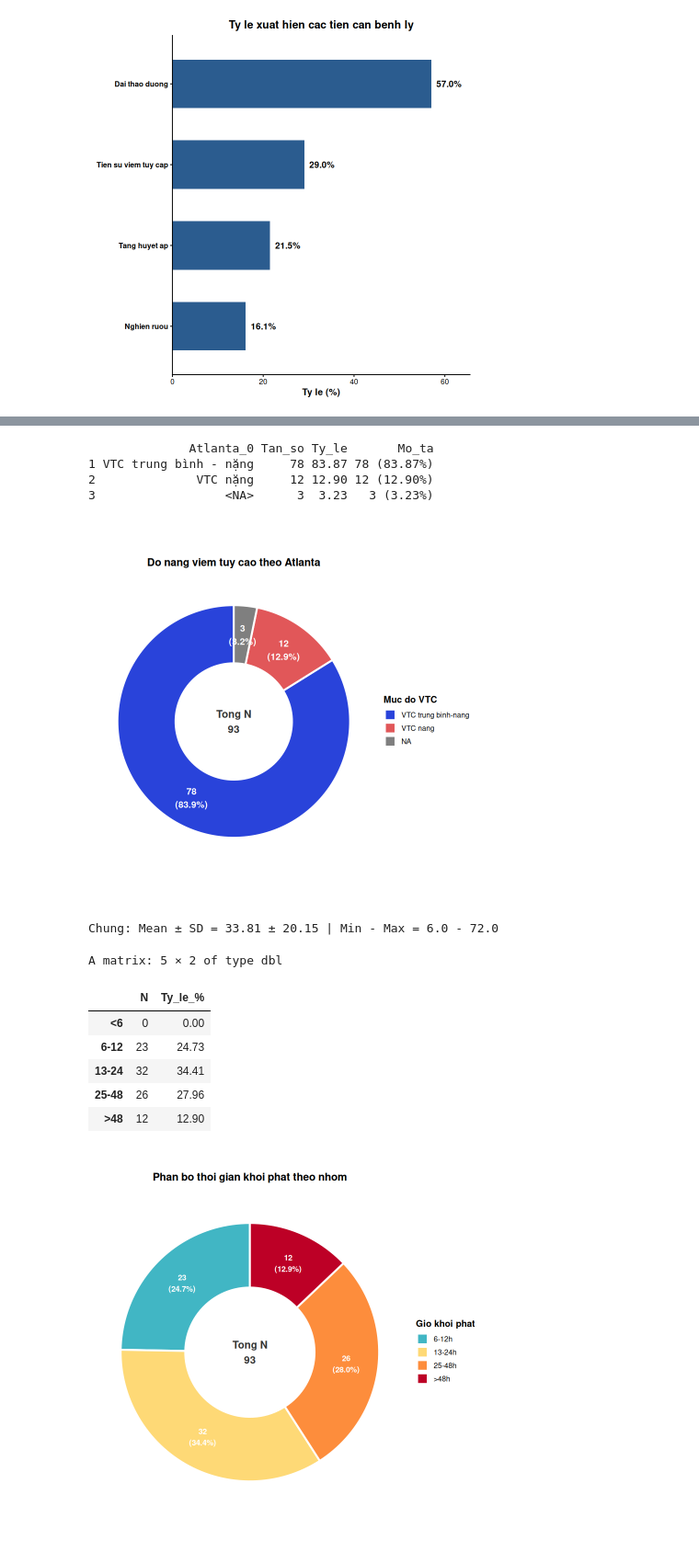
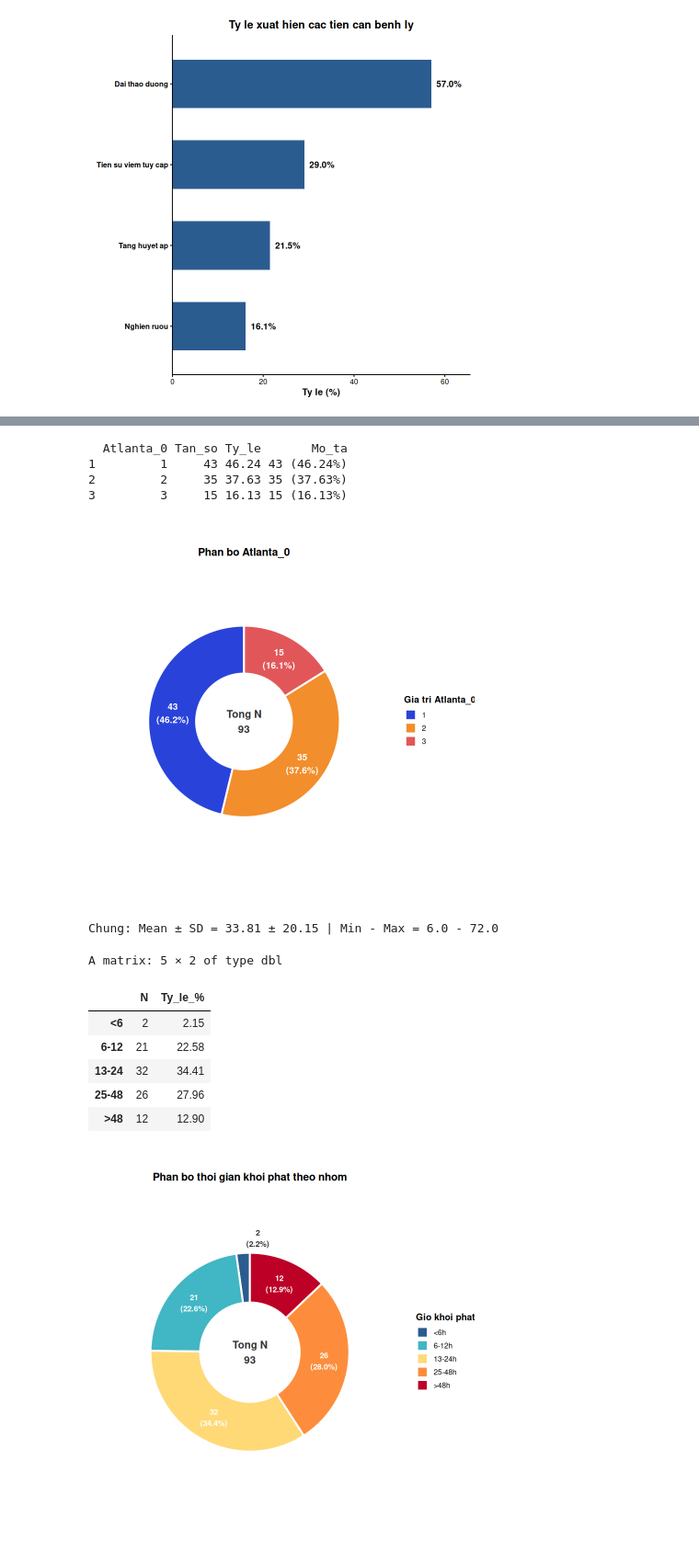
Before and after one commit to AslanPhamm/HTG-Hypertriglyceridemia-induced-acute-pancreatitis, a Jupyter notebook: Data_analyzed.ipynb, the cells around one changed output, grey strips where cells are left out. Shown at 92% size. Drawn from its saved outputs; the diff is of its cells as text; code cells hidden in the pictures.

```diff
--- a/Data_analyzed.ipynb
+++ b/Data_analyzed.ipynb
@@ -412,18 +413,14 @@ p3
 library(dplyr)
 
 # 1. Đọc dữ liệu
-df <- read.csv("Data_viem_tuy_cap.csv")
+df <- read.csv("Data_tong_hop.csv")
 
-# 2. Xử lý và tính tần số, tỷ lệ %
+# 2. Atlanta_0 = mof_tim_0 + mof_phoi_0 + mof_than_0, không phải độ nặng Atlanta 2012
+# 3 ca có tổng bằng 0 (STT 11, 55, 73) đã được gán lại thành mức 3 trong Data_tong_hop.csv
+tong_mof <- df$mof_tim_0 + df$mof_phoi_0 + df$mof_than_0
+stopifnot(identical(df$STT[df$Atlanta_0 != tong_mof], c(11L, 55L, 73L)))
+
 thong_ke_atlanta <- df %>%
-  mutate(
-    Atlanta_0 = case_when(
-      Atlanta_0 %in% c(1, 2) ~ "VTC trung bình - nặng",
-      Atlanta_0 == 3 | is.na(Atlanta_0) ~ "VTC nặng",
-      TRUE ~ as.character(Atlanta_0)
-    ),
-    Atlanta_0 = factor(Atlanta_0, levels = c("VTC trung bình - nặng", "VTC nặng"))
-  ) %>%
   count(Atlanta_0, name = "Tan_so") %>%
   mutate(
     Ty_le = round(Tan_so / sum(Tan_so) * 100, 2),
@@ -433,33 +430,25 @@ thong_ke_atlanta <- df %>%
 # In kết quả
 print(thong_ke_atlanta)
 # %% [output]
-              Atlanta_0 Tan_so Ty_le       Mo_ta
-1 VTC trung bình - nặng     78 83.87 78 (83.87%)
-2              VTC nặng     12 12.90 12 (12.90%)
-3                  <NA>      3  3.23   3 (3.23%)
+  Atlanta_0 Tan_so Ty_le       Mo_ta
+1         1     43 46.24 43 (46.24%)
+2         2     35 37.63 35 (37.63%)
+3         3     15 16.13 15 (16.13%)
 # %%
 library(dplyr)
 library(ggplot2)
 
 # 1. Đọc dữ liệu
-df <- read.csv("Data_viem_tuy_cap.csv")
+df <- read.csv("Data_tong_hop.csv")
 
 # 2. Xử lý và tính tần số, tỷ lệ %
 df_pie <- df %>%
-  mutate(
-    Atlanta_0 = case_when(
-      Atlanta_0 %in% c(1, 2) ~ "VTC trung binh-nang",
-      Atlanta_0 == 3 | is.na(Atlanta_0) ~ "VTC nang",
-      TRUE ~ as.character(Atlanta_0)
-    ),
-    Atlanta_0 = factor(Atlanta_0, levels = c("VTC trung binh-nang", "VTC nang"))
-  ) %>%
+  mutate(Atlanta_0 = factor(Atlanta_0, levels = 1:3)) %>%
   count(Atlanta_0, name = "n") %>%
   mutate(
     pct = n / sum(n) * 100,
     # Tạo nhãn gồm số ca và tỷ lệ %
     label = sprintf("%d\n(%.1f%%)", n, pct)
-    # Nếu bạn chỉ muốn hiển thị riêng tỷ lệ phần trăm: label = sprintf("%.1f%%", pct)
   )
 # %%
 # 3. Vẽ biểu đồ Donut
@@ -469,15 +458,16 @@ p_donut_atlanta <- ggplot(df_pie, aes(x = 2, y = pct, fill = Atlanta_0)) +
   # Biến đổi sang hệ tọa độ cực (hình tròn)
   coord_polar(theta = "y", start = 0) +
   # Giới hạn trục x để tạo khoảng trống (lỗ rỗng) ở tâm hình tròn
-  xlim(0.5, 2.5) +
+  xlim(0.5, 3.1) +
   # Hiển thị số liệu n (%) trực tiếp lên từng dải
   geom_text(
-    aes(label = label),
+    aes(label = label, x = ifelse(pct < 5, 2.8, 2), color = pct < 5),
     position = position_stack(vjust = 0.5),
     size = 4.2,
     fontface = "bold",
-    color = "white"
+    show.legend = FALSE
   ) +
+  scale_color_manual(values = c("FALSE" = "white", "TRUE" = "gray20")) +
   # Hiển thị tổng số ca (Tổng N) tại tâm biểu đồ
   annotate(
     "text", x = 0.5, y = 0,
@@ -486,14 +476,11 @@ p_donut_atlanta <- ggplot(df_pie, aes(x = 2, y = pct, fill = Atlanta_0)) +
   ) +
   # Bảng màu tương phản y học (Cam / Đỏ)
   scale_fill_manual(
-    values = c(
-      "VTC trung binh-nang" = "#2943da",
-      "VTC nang"              = "#e15759"
-    ),
-    name = "Muc do VTC"
+    values = c("1" = "#2943da", "2" = "#f28e2b", "3" = "#e15759"),
+    name = "Gia tri Atlanta_0"
   ) +
   labs(
-    title = "Do nang viem tuy cao theo Atlanta",
+    title = "Phan bo Atlanta_0",
     x = NULL,
     y = NULL
   ) +
@@ -504,10 +491,12 @@ p_donut_atlanta <- ggplot(df_pie, aes(x = 2, y = pct, fill = Atlanta_0)) +
     legend.title = element_text(face = "bold")
   )
 
+ggsave("image/atlanta.png", p_donut_atlanta, width = 8, height = 6, dpi = 120, bg = "white")
+
 # Hiển thị biểu đồ
 p_donut_atlanta
 # %% [output]
-[figure, old version]
+[figure, new version]
 # %%
 # 1. Chuyển sang vector số
 gio <- as.numeric(df$gio_khoi_phat[!is.na(df$gio_khoi_phat)])
@@ -517,7 +506,7 @@ cat(sprintf("Chung: Mean ± SD = %.2f ± %.2f | Min - Max = %.1f - %.1f\n\n",
             mean(gio), sd(gio), min(gio), max(gio)))
 
 # 3. Phân nhóm và đếm tần số, %
-nhom <- cut(gio, breaks = c(-Inf, 5.99, 12, 24, 48, Inf),
+nhom <- cut(gio, breaks = c(-Inf, 6, 12, 24, 48, Inf),
             labels = c("<6", "6-12", "13-24", "25-48", ">48"))
 tab <- table(nhom)
 pct <- round(prop.table(tab) * 100, 2)
@@ -527,8 +516,8 @@ cbind(N = tab, "Ty_le_%" = pct)
 Chung: Mean ± SD = 33.81 ± 20.15 | Min - Max = 6.0 - 72.0
 A matrix: 5 × 2 of type dbl
 |  | N | Ty_le_% |
-| <6 | 0 | 0.00 |
-| 6-12 | 23 | 24.73 |
+| <6 | 2 | 2.15 |
+| 6-12 | 21 | 22.58 |
 | 13-24 | 32 | 34.41 |
 | 25-48 | 26 | 27.96 |
 | >48 | 12 | 12.90 |
@@ -538,7 +527,7 @@ library(dplyr)
 library(ggplot2)
 
 # 2. Đọc dữ liệu
-df <- read.csv("Data_viem_tuy_cap.csv")
+df <- read.csv("Data_tong_hop.csv")
 
 # 3. Làm sạch dữ liệu và phân nhóm thời gian khởi phát
 df_donut <- df %>%
@@ -547,7 +536,7 @@ df_donut <- df %>%
   mutate(
     nhom_gio = cut(
       gio_khoi_phat,
-      breaks = c(-Inf, 5.99, 12, 24, 48, Inf),
+      breaks = c(-Inf, 6, 12, 24, 48, Inf),
       labels = c("<6h", "6-12h", "13-24h", "25-48h", ">48h"),
       right = TRUE
     )
@@ -563,43 +552,46 @@ df_donut <- df %>%
 p_donut <- ggplot(df_donut, aes(x = 2, y = pct, fill = nhom_gio)) +
   geom_col(color = "white", linewidth = 1.2, width = 1) +
   coord_polar(theta = "y", start = 0) +
-  xlim(0.5, 2.5) +  # Tạo khoảng trống ở giữa để thành hình Donut
+  xlim(0.5, 3.1) +  # Tạo khoảng trống ở giữa để thành hình Donut
   geom_text(
-    aes(label = label_text),
+    aes(label = label_text, x = ifelse(pct < 5, 2.8, 2), color = pct < 5),
     position = position_stack(vjust = 0.5),
     size = 3.6,
     fontface = "bold",
-    color = "white"
+    show.legend = FALSE
   ) +
+  scale_color_manual(values = c("FALSE" = "white", "TRUE" = "gray20")) +
   # Hiển thị tổng số ca ở trung tâm
   annotate(
     "text", x = 0.5, y = 0,
     label = paste0("Tong N\n", sum(df_donut$n)),
     size = 4.8, fontface = "bold", color = "gray20"
   ) +
   scale_fill_manual(
     values = c(
       "<6h"    = "#2b5c8f",
       "6-12h"  = "#41b6c4",
       "13-24h" = "#fed976",
       "25-48h" = "#fd8d3c",
       ">48h"   = "#bd0026"
     ),
     name = "Gio khoi phat"
   ) +
   labs(
     title = "Phan bo thoi gian khoi phat theo nhom",
     x = NULL,
     y = NULL
   ) +
   theme_void(base_size = 12) +
   theme(
     plot.title = element_text(face = "bold", hjust = 0.5, size = 14, margin = margin(b = 10)),
     legend.position = "right",
     legend.title = element_text(face = "bold")
   )
 
+ggsave("image/gio_khoi_phat.png", p_donut, width = 8, height = 6, dpi = 120, bg = "white")
+
 # Hiển thị biểu đồ
 p_donut
 # %% [output]
-[figure, old version]
+[figure, new version]
```
Also changed, not shown: parts of 20 cells of this notebook, 11 other files.
